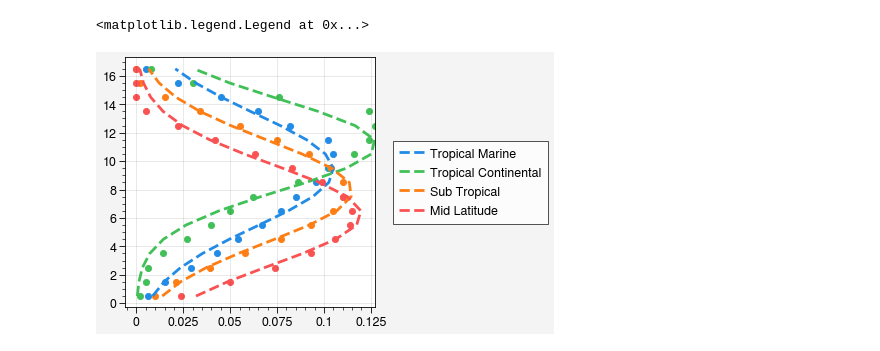
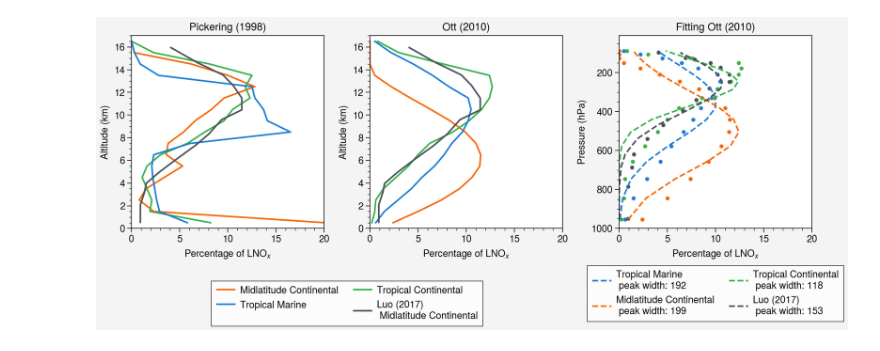
Before and after one commit to zxdawn/S5P-LNO2-Notebook, a Jupyter notebook: analysis/lnox_profile_fit.ipynb, the cells around one changed output. Saved outputs shown, nothing was run; the diff lists cells and outputs as text; code cells hidden in the pictures.

```diff
--- a/analysis/lnox_profile_fit.ipynb
+++ b/analysis/lnox_profile_fit.ipynb
@@ -18 +16,18 @@ ott_midlat_mod = np.array([.030,.047,.064,.101,.130,.115,.088,.093,.114,.111,.07
+# %%
+z = (np.arange(0, 18)[:-1]+np.arange(0, 18)[1:])/2
+p = height_to_pressure_std(z*units.kilometer).magnitude
+
+df_luo = pd.read_csv('../data/luo_2016.csv', header=None, names=['lnox', 'height'])
+p_luo = height_to_pressure_std(df_luo['height'].values*units.kilometer).magnitude
+
+ott_subtrop = np.array([1.0, 2.1, 3.9, 5.8,  7.7,  9.3, 10.5, 11.0, 11.0, 10.4, 9.2,   7.5,  5.5,  3.4, 1.5,  .2, 0.0])
+ott_midlat  = np.array([2.4, 5.0, 7.4, 9.3, 10.6, 11.4, 11.5, 11.0,  9.9,  8.3, 6.3,   4.2,  2.2,  0.5, 0.0, 0.0, 0.0])
+ott_trpcon  = np.array([.2,   .5,  .6, 1.4,  2.7,  4.0,  5.0,  6.2,  8.6, 10.3, 11.6, 12.4, 12.7, 12.4, 7.6, 3.0, .8])
+ott_trpmar  = np.array([.6,  1.5, 2.9, 4.3,  5.4,  6.7,  7.7,  8.5,  9.6, 10.2, 10.5, 10.2,  8.2,  6.5, 4.5, 2.2, .5])
+
+ott_midlat_mod = np.array([3.0, 4.7, 6.4, 10.1, 13.0, 11.5, 8.8, 9.3, 11.4, 11.1, 7.0, 2.3, 0.9, 0.6, 0.0, 0.0, 0.0]) # the two-bump profile
+
+pickering_midlat  = np.array([20.1, 2.3, 0.8, 1.5, 3.4,  5.3,  3.6,  3.8,  5.4,  6.6,  8.3,   9.6,  12.8,  10.0, 6.2, 0.3, 0.0])
+pickering_trpcon  = np.array([8.2,  1.9, 2.1, 1.6, 1.1,  1.6,  3.0,  5.8,  7.6,  9.6, 10.5,  12.3,  11.8,  12.5, 8.1, 2.3, 0.0])
+pickering_trpmar  = np.array([5.8,  2.9, 2.6, 2.4, 2.2,  2.1,  2.3,  6.1, 16.5, 14.1, 13.7,  12.8,  12.5,   2.8, 0.9, 0.3, 0.0])
 # %%
@@ -56,4 +53,27 @@ Fit profiles using Gaussian function
 # %%
+fig, axs = pplt.subplots(ncols=3, share=0)
+
+c_subtrop = 'gray7'
+c_midlat = 'orange7'
+c_tropland = 'green7'
+c_tropocean = 'blue7'
+
+ax = axs[0]
+ax.plot(pickering_midlat, z, c=c_midlat, label='Midlatitude Continental')
+ax.plot(pickering_trpcon, z, c=c_tropland, label='Tropical Continental')
+ax.plot(pickering_trpmar, z, c=c_tropocean, label='Tropical Marine')
+
+
+ax = axs[1]
+l1 = ax.plot(ott_midlat, z, c=c_midlat, label='Midlatitude Continental')
+l2 = ax.plot(ott_trpcon, z, c=c_tropland, label='Tropical Continental')
+l3 = ax.plot(ott_trpmar, z, c=c_tropocean, label='Tropical Marine')
+
+l4 = axs[:2].plot(df_luo['lnox'], df_luo['height'], c='gray7', label='Luo (2017) \n Midlatitude Continental')
+
+fig.legend([l1, l2, l3, l4[0]], cols=(1, 2), loc='b', ncols=2)
+
+# Fit profiles using Gaussian function
 # Function to calculate the Gaussian with constants a, b, and c
 def gaussian(x, a, b, c):
     return a*np.exp(-np.power(x - b, 2)/(2*np.power(c, 2)))
@@ -61,16 +81,34 @@ def gaussian(x, a, b, c):
 from scipy.optimize import curve_fit
 
 # Plot the noisy exponential data
-fig, ax = pplt.subplots()
+colors  = ['blue7', 'green7', 'orange7']
+labels = ['Tropical Marine', 'Tropical Continental', 'Midlatitude Continental']
 
-colors  = ['blue6', 'green6', 'orange6', 'red6']
-labels = ['Tropical Marine', 'Tropical Continental', 'Sub Tropical', 'Mid Latitude']
+ax = axs[2]
+for index,ydata in enumerate([ott_trpmar, ott_trpcon, ott_midlat]):
+    ax.scatter(ydata, p, s=10, c=colors[index])
+    pars, cov = curve_fit(f=gaussian, xdata=p, ydata=ydata, bounds=((-np.inf, 200, 50), (np.inf, 500, 250)))
+    print(pars)
+    peak_width = int(pars[-1])
+    print('peak width: ', peak_width)
+    ax.plot(gaussian(p, *pars), p, linewidth=1.5, linestyle='--', c=colors[index], label=labels[index]+f'\n peak width: {peak_width}')
 
-for index,ydata in enumerate([ott_trpmar, ott_trpcon, ott_subtrop, ott_midlat]):
-    ax.scatter(ydata, z, s=20, c=colors[index])
-    pars, cov = curve_fit(f=gaussian, xdata=z, ydata=ydata)
-    print(pars)
-    ax.plot(gaussian(z, *pars), z, linewidth=2, linestyle='--', c=colors[index], label=labels[index])
+ax.scatter(df_luo['lnox'], p_luo, s=10, c='gray7')
+pars, cov = curve_fit(f=gaussian, xdata=p_luo, ydata=df_luo['lnox'], bounds=((-np.inf, 200, 50), (np.inf, 500, 250)))
+print(pars)
+peak_width = int(pars[-1])
+print('peak width: ', peak_width)
+ax.plot(gaussian(p_luo, *pars), p_luo, linewidth=1.5, linestyle='--', c='gray7', label='Luo (2017)'+f'\n peak width: {peak_width}')
 
-ax.legend(loc='r', ncols=1)
+
+ax.legend(loc='b', ncols=2)
+
+axs.format(xlim =(0, 20), ylim=(0, 17), grid=False,
+           xlabel='Percentage of LNO$_x$', ylabel='Altitude (km)',
+           title=['Pickering (1998)', 'Ott (2010)', 'Fitting Ott (2010)']
+           )
+
+ax.format(grid=False, ylim=(1000, 10), ylabel='Pressure (hPa)')
+
+fig.savefig('../figures/lnox_profile.pdf')
 # %% [output]
@@ -81,2 +123 @@ ax.legend(loc='r', ncols=1)
-<matplotlib.legend.Legend at 0x...>
-[figure, old version]
+[figure, new version]
```
Also changed, not shown: parts of 16 cells of this notebook.
